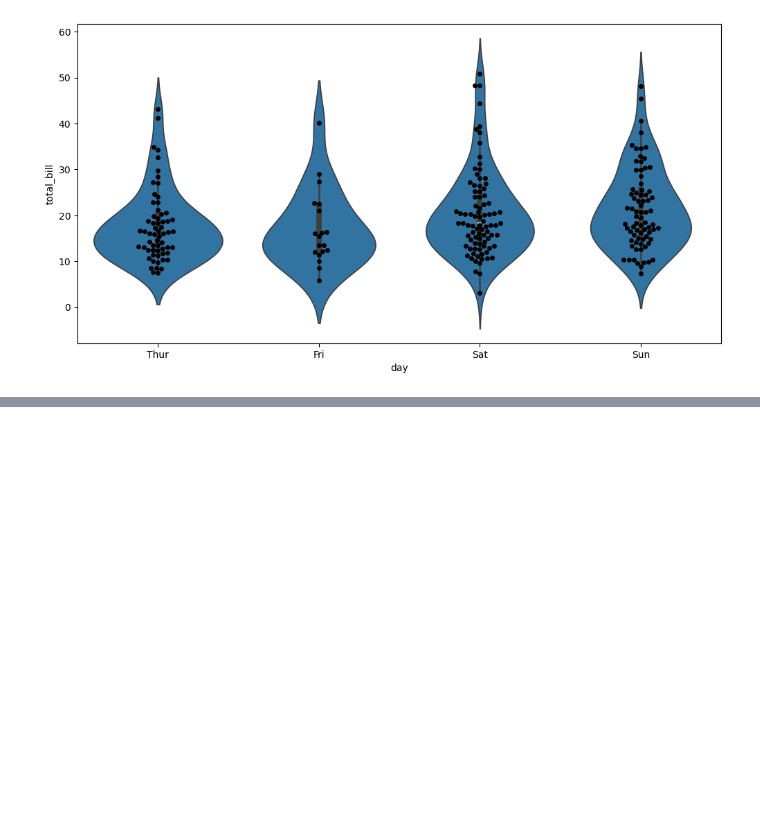
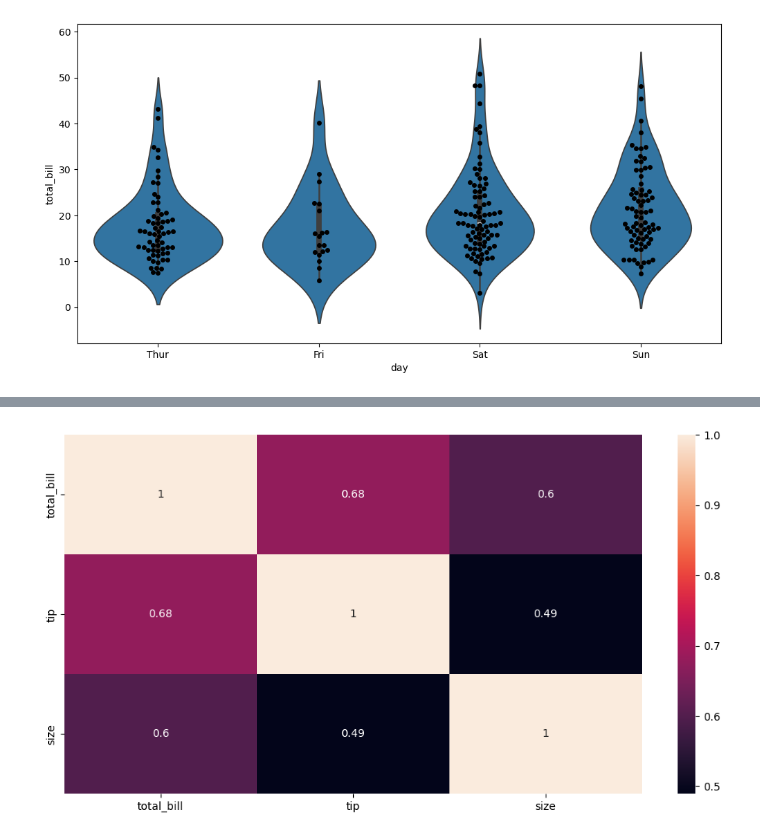
Before and after one commit to SwornaGit/Python_Overview, a Jupyter notebook: Seaborn.ipynb, the cells around one changed output, grey strips where cells are left out. Saved outputs shown, nothing was run; the diff lists cells and outputs as text; code cells hidden in the pictures; blank space fills up the shorter version.

```diff
--- a/Seaborn.ipynb
+++ b/Seaborn.ipynb
@@ -261,0 +304,6 @@ plt.show()
+# %%
+fig=plt.figure(figsize=(12,6))
+sns.heatmap(data=tc,annot= True)
+plt.show()
+# %% [output]
+[figure, added]
```
Also changed, not shown: parts of 51 cells of this notebook.
